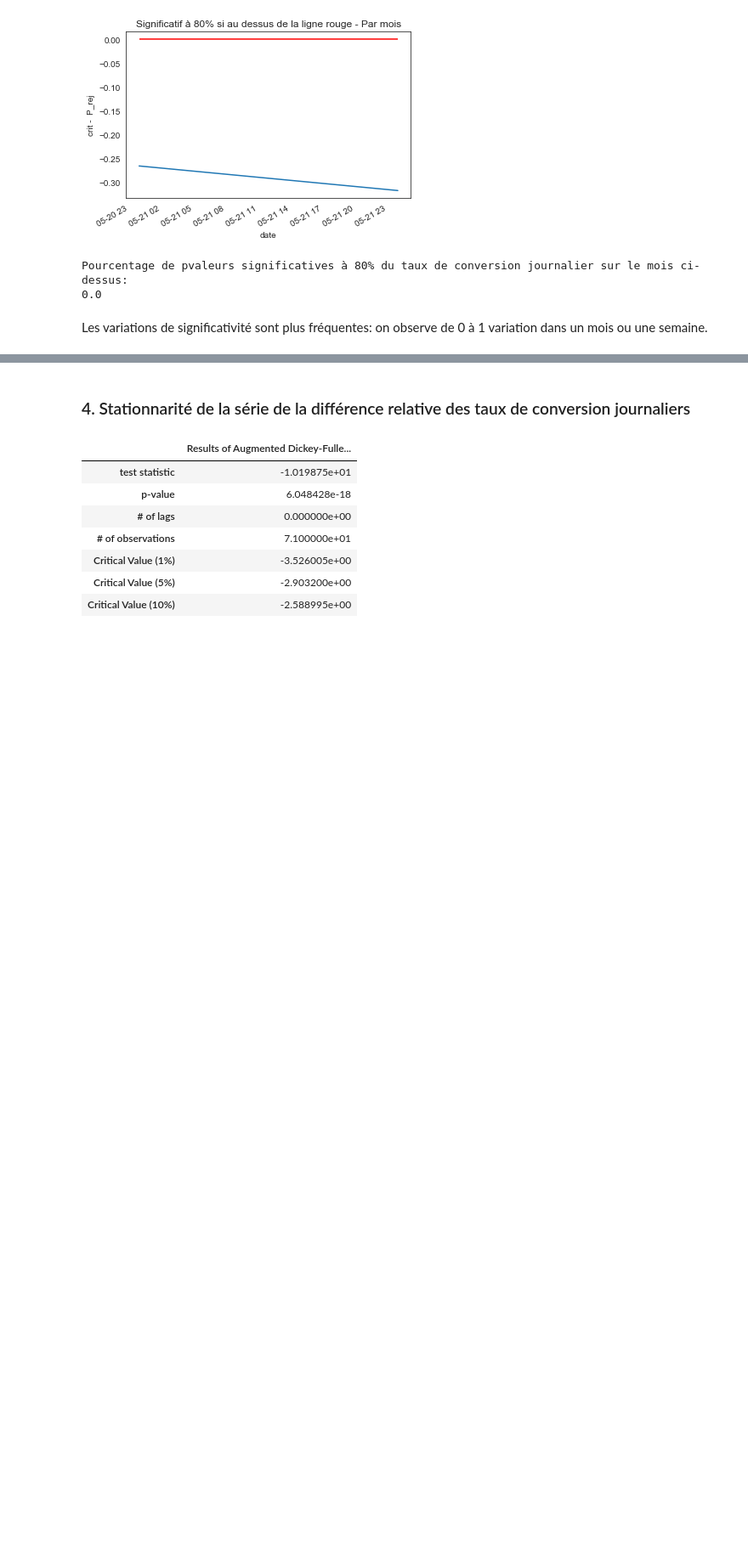
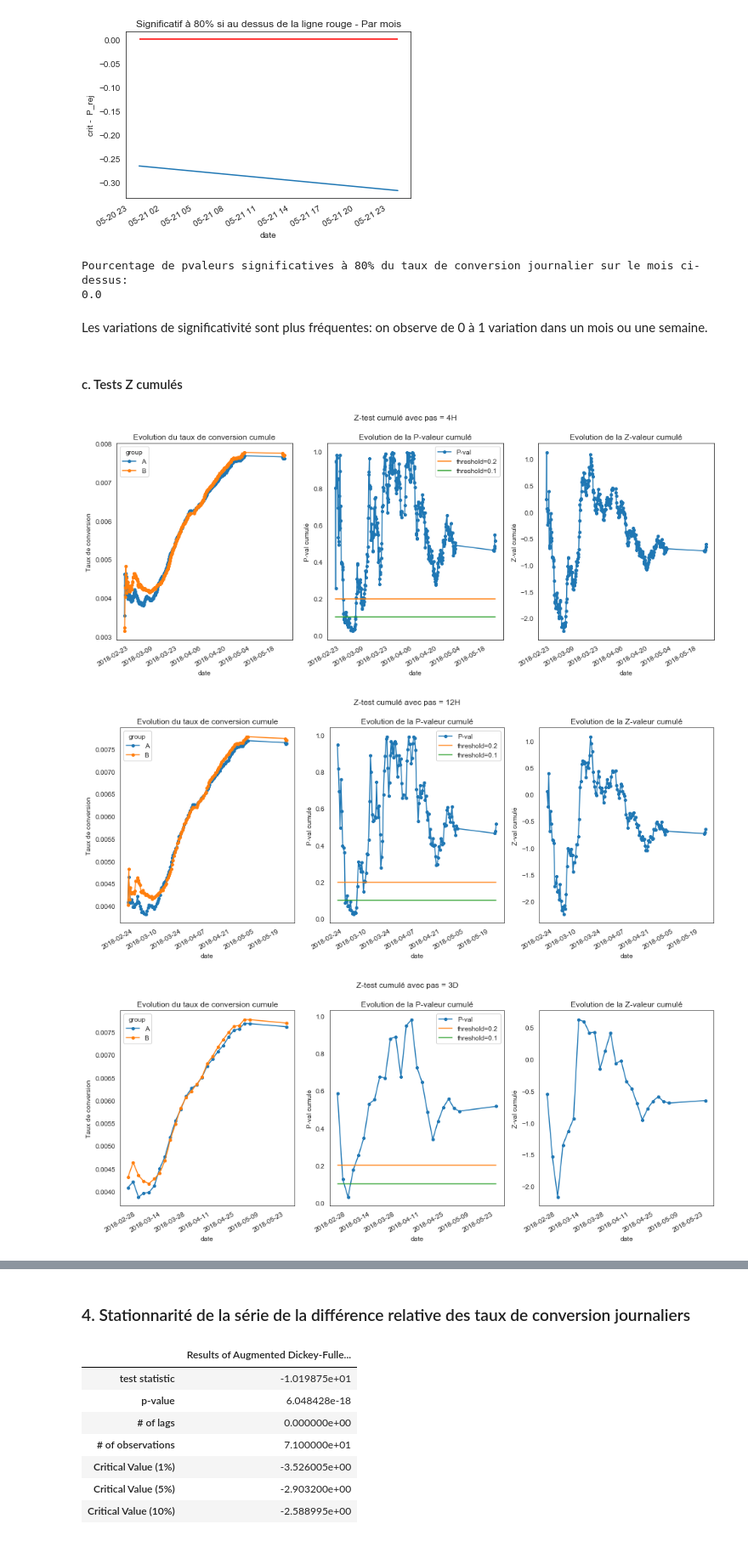
Before and after one commit to mariondechallens/1000mercis, a Jupyter notebook: Analyses/Annonceur1_campagne1_visite_2pages_Questions.ipynb, the cells around one changed output, grey strips where cells are left out. Shown at 85% size. Drawn from its saved outputs; the diff is of its cells as text; code cells hidden in the pictures; blank space fills up the shorter version.

```diff
--- a/Analyses/Annonceur1_campagne1_visite_2pages_Questions.ipynb
+++ b/Analyses/Annonceur1_campagne1_visite_2pages_Questions.ipynb
@@ -253,3 +253,13 @@ Pourcentage de pvaleurs significatives à 80% du taux de conversion journalier s
 0.0
 # %% [markdown]
 Les variations de significativité sont plus fréquentes: on observe de 0 à 1 variation dans un mois ou une semaine.
+# %% [markdown]
+#### c. Tests Z cumulés
+# %%
+for freq in ["4H", "12H", "3D", "5D", "7D"]:  # 1W does not work but 7D is ok
+    Z_cum, P_rej, p_cum = testZ_cum_frequency(data, freq=freq)
+    plot_testZ_cum_frequency(Z_cum, P_rej, p_cum, freq)
+# %% [output]
+[figure, added]
+[figure, added]
+[figure, added]
```
Also changed, not shown: parts of 4 cells of this notebook, 3 other files.
